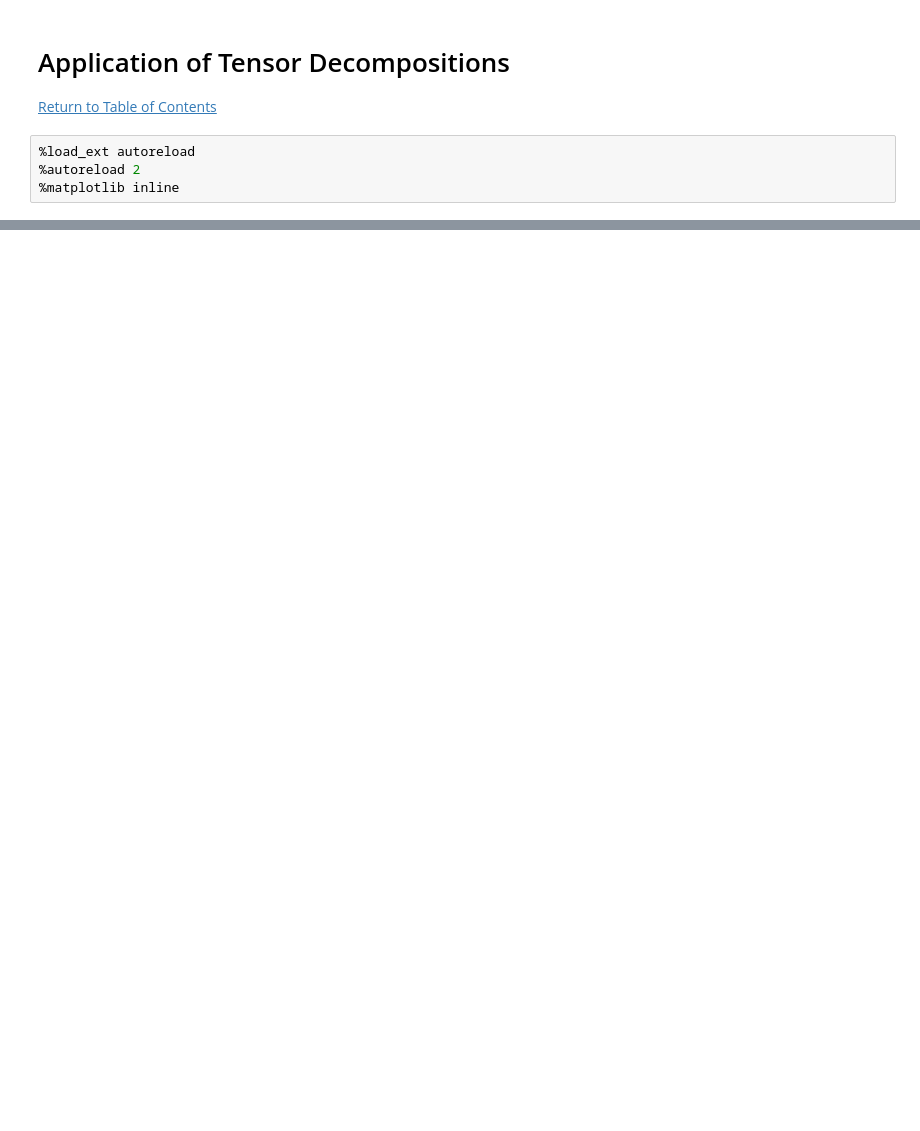
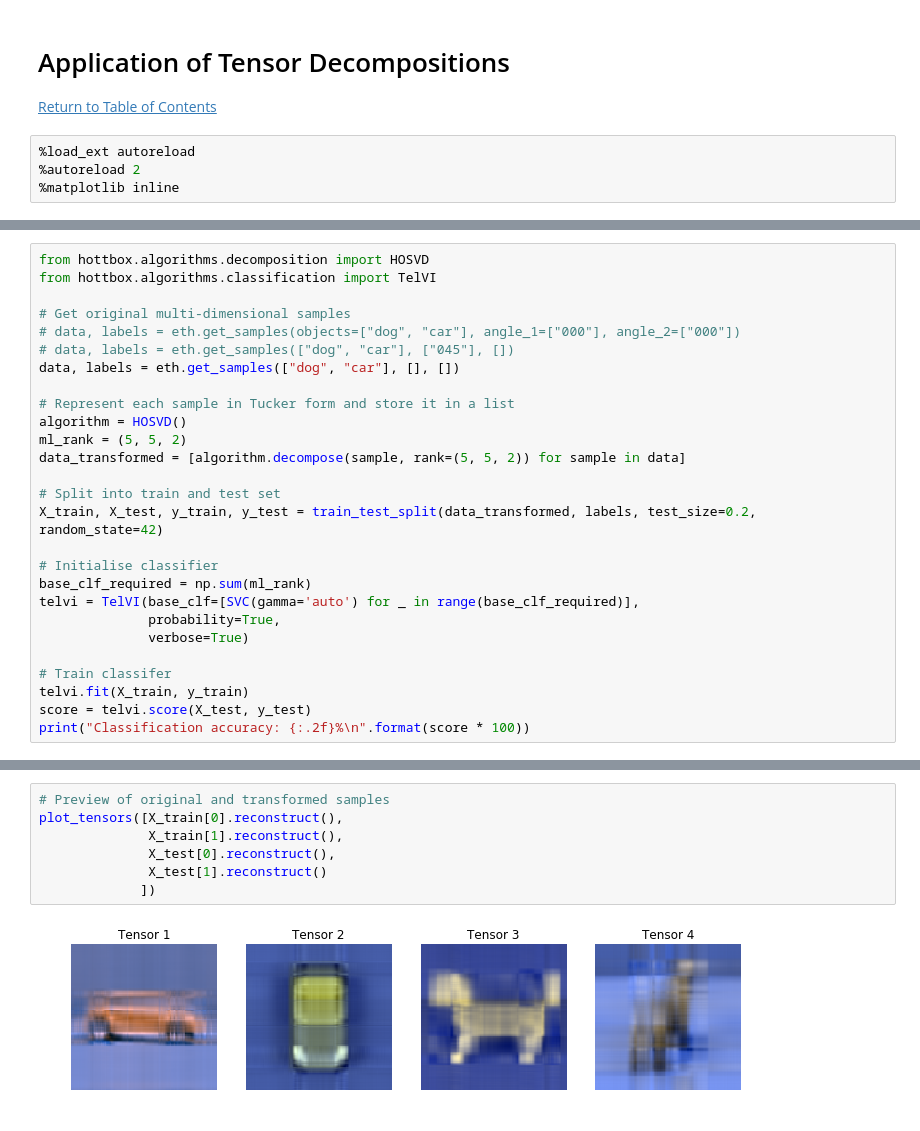
Before and after one commit to IlyaKisil/inns-2019, a Jupyter notebook: notebooks/2_Applications_of_tensor_decompositions.ipynb, the cells around one changed output, grey strips where cells are left out. Cells and saved outputs as stored; diff of their text form; blank space fills up the shorter version.

```diff
--- a/notebooks/2_Applications_of_tensor_decompositions.ipynb
+++ b/notebooks/2_Applications_of_tensor_decompositions.ipynb
@@ -111,0 +152,27 @@ eth = ETH80()
+# %%
+from hottbox.algorithms.decomposition import HOSVD
+from hottbox.algorithms.classification import TelVI
+
+# Get original multi-dimensional samples
+# data, labels = eth.get_samples(objects=["dog", "car"], angle_1=["000"], angle_2=["000"])
+# data, labels = eth.get_samples(["dog", "car"], ["045"], [])
+data, labels = eth.get_samples(["dog", "car"], [], [])
+
+# Represent each sample in Tucker form and store it in a list
+algorithm = HOSVD()
+ml_rank = (5, 5, 2)
+data_transformed = [algorithm.decompose(sample, rank=(5, 5, 2)) for sample in data]
+
+# Split into train and test set
+X_train, X_test, y_train, y_test = train_test_split(data_transformed, labels, test_size=0.2, random_state=42)
+
+# Initialise classifier
+base_clf_required = np.sum(ml_rank)
+telvi = TelVI(base_clf=[SVC(gamma='auto') for _ in range(base_clf_required)],
+              probability=True,
+              verbose=True)
+
+# Train classifer
+telvi.fit(X_train, y_train)
+score = telvi.score(X_test, y_test)
+print("Classification accuracy: {:.2f}%\n".format(score * 100))
@@ -111,0 +224,9 @@ eth = ETH80()
+# %%
+# Preview of original and transformed samples
+plot_tensors([X_train[0].reconstruct(),
+              X_train[1].reconstruct(),
+              X_test[0].reconstruct(),
+              X_test[1].reconstruct()
+             ])
+# %% [output]
+[figure, added]
```
Also changed, not shown: parts of 38 cells of this notebook, 8 other files.
